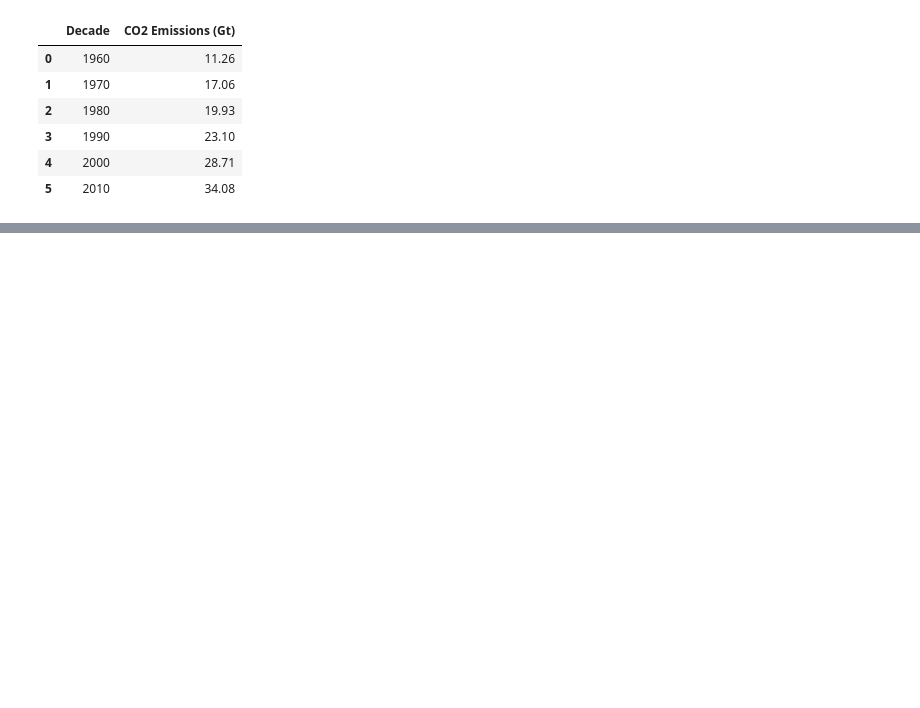
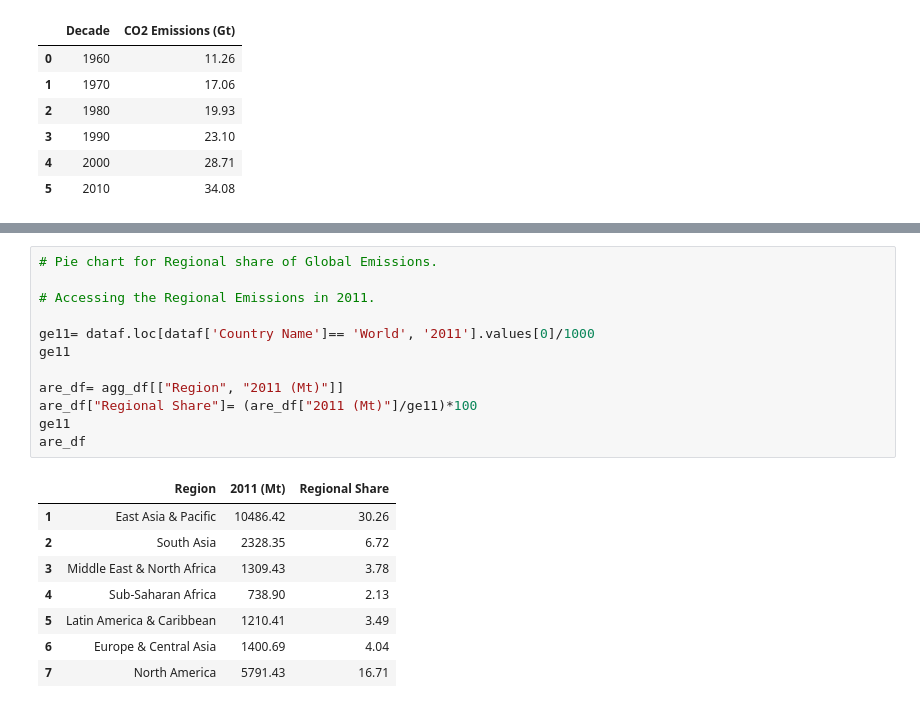
Before and after one commit to sanaullah525/Global-CO2-Emissions-Data-Analysis-Project, a Jupyter notebook: datapr.ipynb, the cells around one changed output, grey strips where cells are left out. Saved outputs shown, nothing was run; the diff lists cells and outputs as text; blank space fills up the shorter version.

```diff
--- a/datapr.ipynb
+++ b/datapr.ipynb
@@ -460,0 +463,21 @@ Text(0, 0.5, 'CO2 Emissions (Gt)')
+# %%
+# Pie chart for Regional share of Global Emissions.
+
+# Accessing the Regional Emissions in 2011.
+
+ge11= dataf.loc[dataf['Country Name']== 'World', '2011'].values[0]/1000
+ge11
+
+are_df= agg_df[["Region", "2011 (Mt)"]]
+are_df["Regional Share"]= (are_df["2011 (Mt)"]/ge11)*100
+ge11
+are_df
+# %% [output]
+|  | Region | 2011 (Mt) | Regional Share |
+| 1 | East Asia & Pacific | 10486.42 | 30.26 |
+| 2 | South Asia | 2328.35 | 6.72 |
+| 3 | Middle East & North Africa | 1309.43 | 3.78 |
+| 4 | Sub-Saharan Africa | 738.90 | 2.13 |
+| 5 | Latin America & Caribbean | 1210.41 | 3.49 |
+| 6 | Europe & Central Asia | 1400.69 | 4.04 |
+| 7 | North America | 5791.43 | 16.71 |
```
Also changed, not shown: parts of 1 cell of this notebook.
